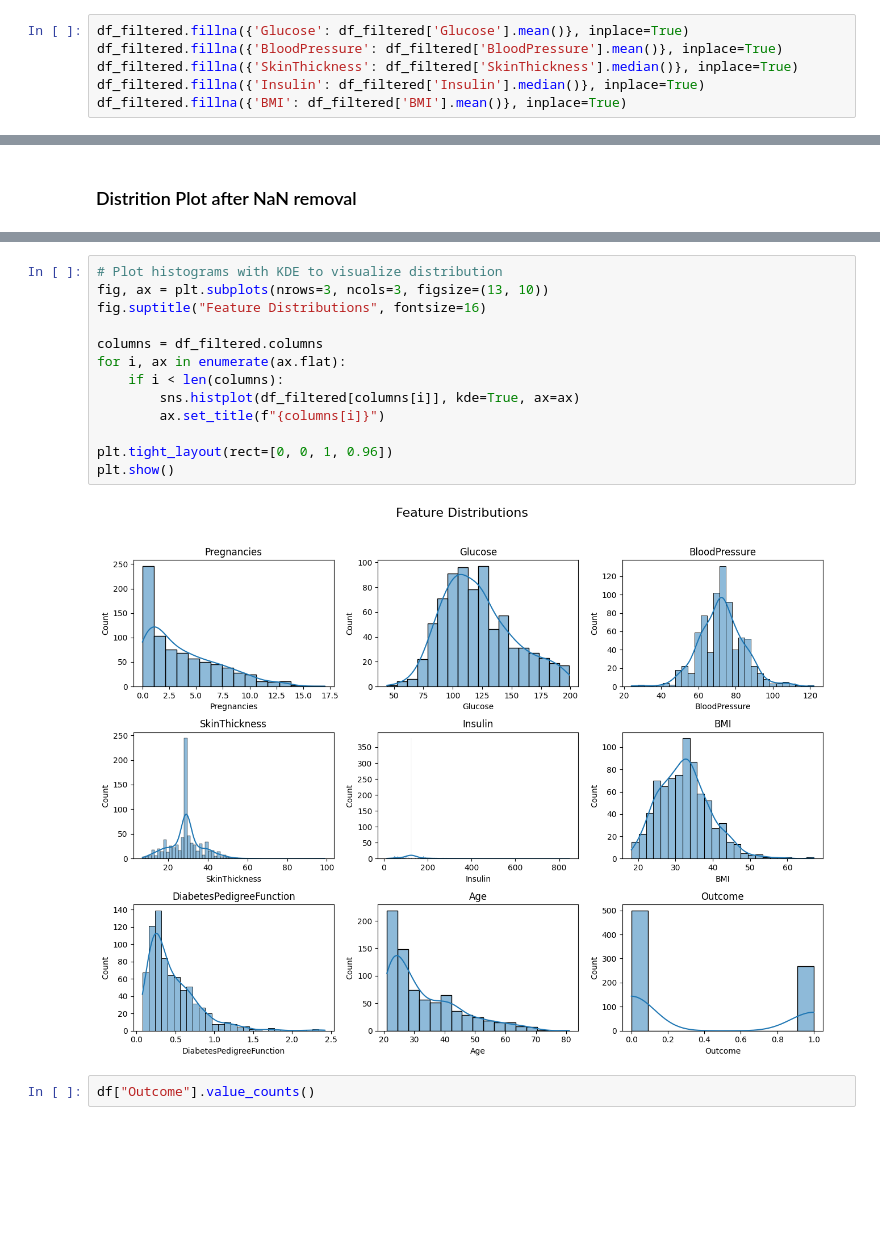
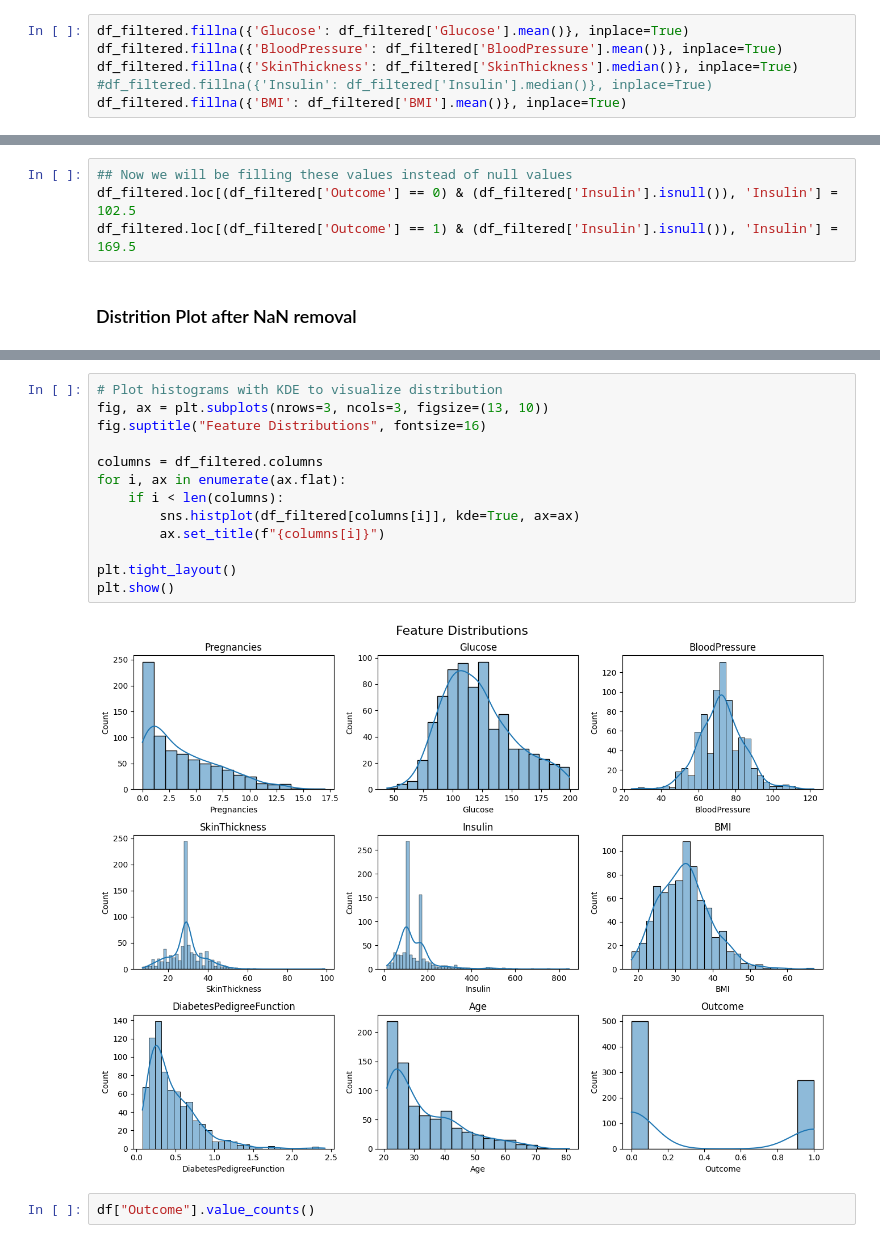
Before and after one commit to Minhajul99/Diabetes-Prediction, a Jupyter notebook: Diabetes_Prediction.ipynb, the cells around one changed output, grey strips where cells are left out. Cells and saved outputs as stored; diff of their text form; blank space fills up the shorter version.

```diff
--- a/Diabetes_Prediction.ipynb
+++ b/Diabetes_Prediction.ipynb
@@ -190,5 +182,5 @@ The Imputation of NaN values is made according to their distribution.
 df_filtered.fillna({'Glucose': df_filtered['Glucose'].mean()}, inplace=True)
 df_filtered.fillna({'BloodPressure': df_filtered['BloodPressure'].mean()}, inplace=True)
 df_filtered.fillna({'SkinThickness': df_filtered['SkinThickness'].median()}, inplace=True)
-df_filtered.fillna({'Insulin': df_filtered['Insulin'].median()}, inplace=True)
+#df_filtered.fillna({'Insulin': df_filtered['Insulin'].median()}, inplace=True)
 df_filtered.fillna({'BMI': df_filtered['BMI'].mean()}, inplace=True)
@@ -195,2 +200,6 @@ df_filtered.fillna({'BMI': df_filtered['BMI'].mean()}, inplace=True)
+# %%
+## Now we will be filling these values instead of null values
+df_filtered.loc[(df_filtered['Outcome'] == 0) & (df_filtered['Insulin'].isnull()), 'Insulin'] = 102.5
+df_filtered.loc[(df_filtered['Outcome'] == 1) & (df_filtered['Insulin'].isnull()), 'Insulin'] = 169.5
 # %% [markdown]
 ### Distrition Plot after NaN removal
@@ -201,18 +206,18 @@ df_filtered.hist(figsize = (20,20));
 # %%
 # Plot histograms with KDE to visualize distribution
 fig, ax = plt.subplots(nrows=3, ncols=3, figsize=(13, 10))
 fig.suptitle("Feature Distributions", fontsize=16)
 
 columns = df_filtered.columns
 for i, ax in enumerate(ax.flat):
     if i < len(columns):
         sns.histplot(df_filtered[columns[i]], kde=True, ax=ax)
         ax.set_title(f"{columns[i]}")
 
-plt.tight_layout(rect=[0, 0, 1, 0.96])
+plt.tight_layout()
 plt.show()
 # %% [output]
-[figure, old version]
+[figure, new version]
 # %%
 df["Outcome"].value_counts()
 # %% [output]
```
Also changed, not shown: parts of 78 cells of this notebook.
